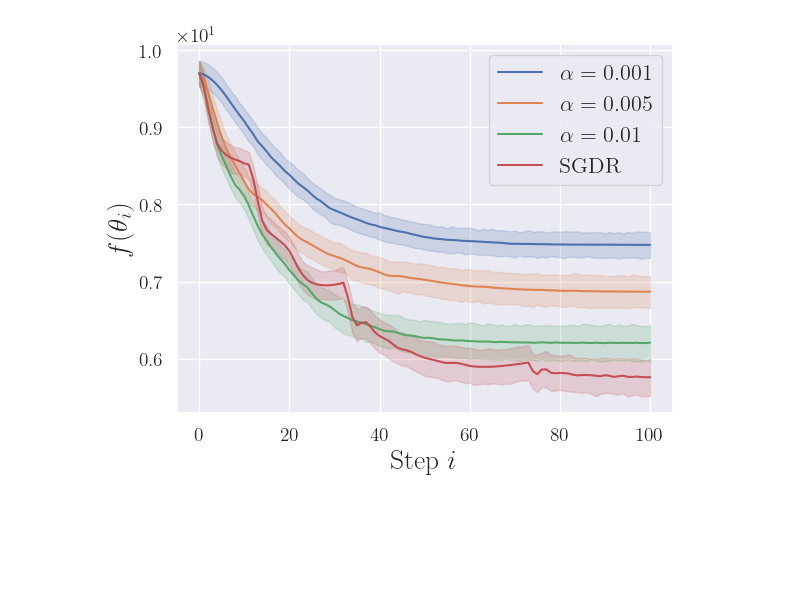
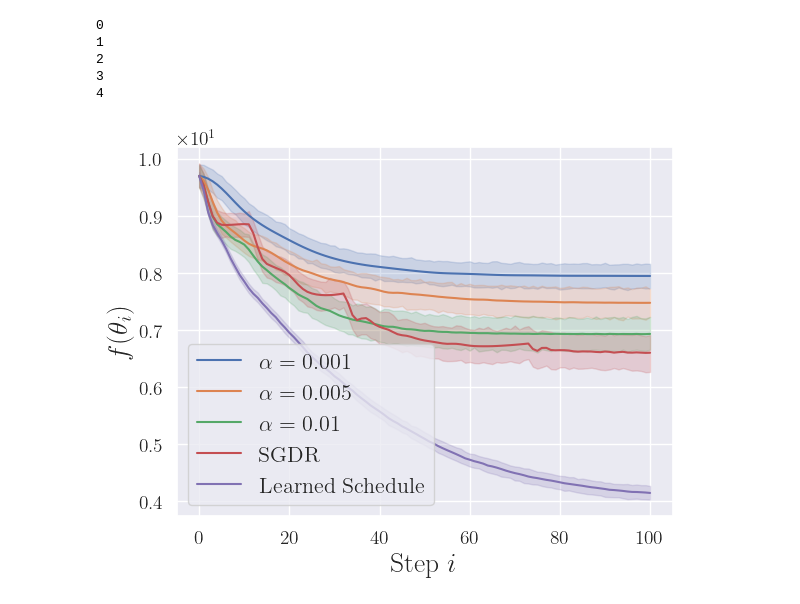
Before and after one commit to Bronzila/DACORL, a Jupyter notebook: plotting_notebooks/introduction_example.ipynb, the cells around one changed output. Drawn from its saved outputs; the diff is of its cells as text; code cells hidden in the pictures; blank space fills up the shorter version.

Commit message:
Adjust plotting notebooks slightly

```diff
--- a/plotting_notebooks/introduction_example.ipynb
+++ b/plotting_notebooks/introduction_example.ipynb
@@ -29,19 +59,45 @@ data_const_1 = pd.read_csv("../data_intro/ToySGD/constant/43/Ackley/aggregated_r
 data_const_2 = pd.read_csv("../data_intro/ToySGD/constant/44/Ackley/aggregated_run_data.csv")
 data_sgdr_0 = pd.read_csv("../data_intro/ToySGD/sgdr/0/Ackley/aggregated_run_data.csv")
 
-data_all = [data_const_0, data_const_1, data_const_2, data_sgdr_0]
-labels = ["$\\alpha = 0.001$", "$\\alpha = 0.005$", "$\\alpha = 0.01$", "SGDR"]
+dir_path = "../data_homo_256_60k_Ackley_const"
+run_data_path = []
+for path in (Path(dir_path) / "results" / "td3_bc").rglob(
+            "*/eval_data.csv",
+        ):
+    run_data_path.append(path)
+
+data_agent = load_data(run_data_path)
+
+data_all = [data_const_0, data_const_1, data_const_2, data_sgdr_0, data_agent]
+labels = ["$\\alpha = 0.001$", "$\\alpha = 0.005$", "$\\alpha = 0.01$", "SGDR", "Learned Schedule"]
+
+for i, data in enumerate(data_all):
+    print(i)
+    data_required_df = data[["f_cur", "run", "batch"]]
+    data_filled = (
+        data_required_df.groupby("run")
+        .apply(fill_missing_values, "f_cur")
+        .reset_index(drop=True)
+    )
+    data_all[i] = data_filled
+# %% [output]
+0
+1
+2
+3
+4
 # %%
 for data, label in zip(data_all, labels):
     ax = sns.lineplot(data,
                       x="batch",
                       y="f_cur",
-                      label=label)
+                      label=label,
+                      errorbar=("ci", 99))
 
 plt.ticklabel_format(axis="y", style="sci", scilimits=(0, 0))
 #ax.set_yscale("log")
 ax.set_xlabel("Step $i$")
 ax.set_ylabel("$f(\\theta_i)$")
 plt.savefig(Path("figures", "intro.pdf"), bbox_inches="tight")
 # %% [output]
-[figure, old version]
+[figure, new version]
```
Also changed, not shown: parts of 1 cell of this notebook, 2 other files.
